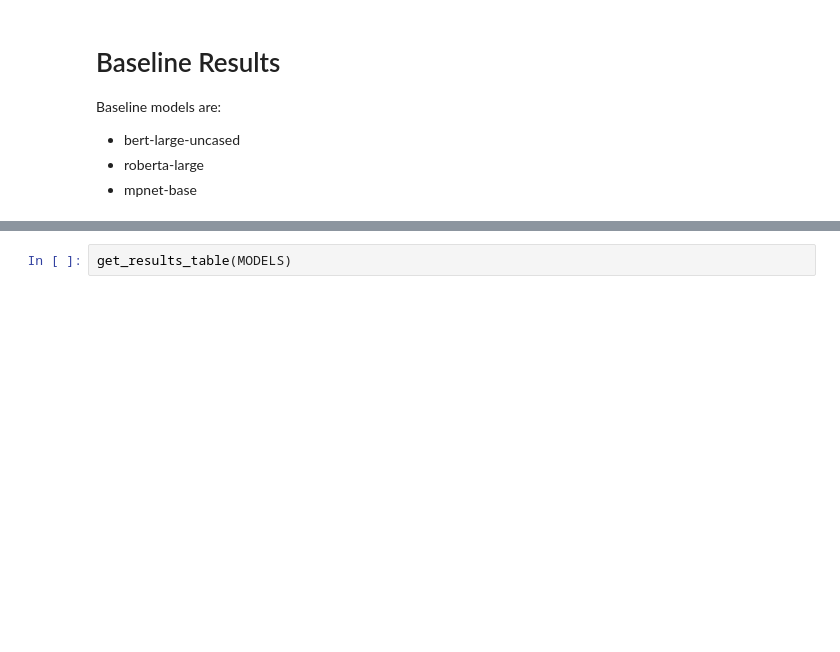
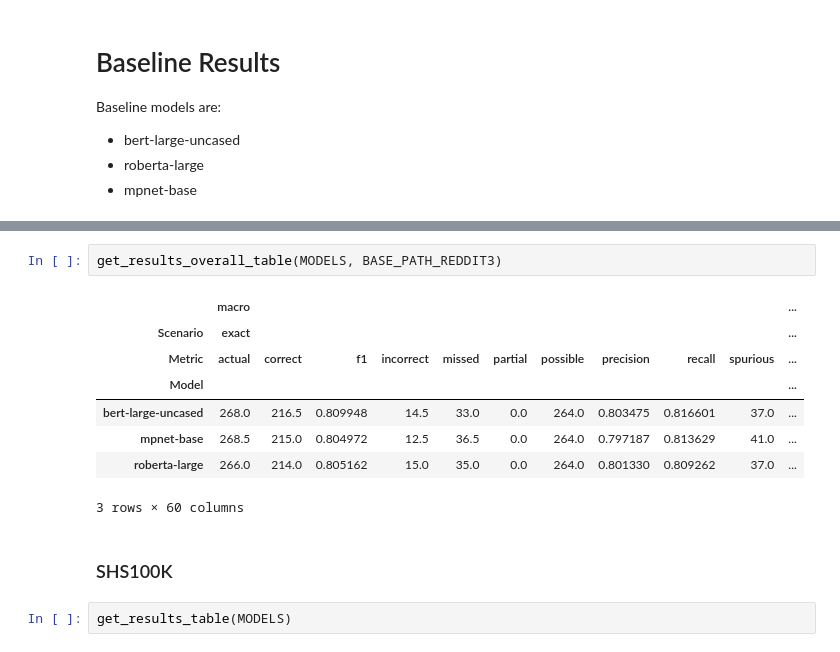
Before and after one commit to progsi/YTUnCoverLLM, a Jupyter notebook: notebooks/baseline_results.ipynb, the cells around one changed output, grey strips where cells are left out. Cells and saved outputs as stored; diff of their text form; blank space fills up the shorter version.

```diff
--- a/notebooks/baseline_results.ipynb
+++ b/notebooks/baseline_results.ipynb
@@ -16,3 +44,16 @@ BASE_PATH = "../baseline/music-ner-eacl2023/output/shs100k2/complete"
+# %%
+get_results_overall_table(MODELS, BASE_PATH_REDDIT3)
+# %% [output]
+|  | macro |  |  |  |  |  |  |  |  |  | ... |
+| Scenario | exact |  |  |  |  |  |  |  |  |  | ... |
+| Metric | actual | correct | f1 | incorrect | missed | partial | possible | precision | recall | spurious | ... |
+| Model |  |  |  |  |  |  |  |  |  |  | ... |
+| bert-large-uncased | 268.0 | 216.5 | 0.809948 | 14.5 | 33.0 | 0.0 | 264.0 | 0.803475 | 0.816601 | 37.0 | ... |
+| mpnet-base | 268.5 | 215.0 | 0.804972 | 12.5 | 36.5 | 0.0 | 264.0 | 0.797187 | 0.813629 | 41.0 | ... |
+| roberta-large | 266.0 | 214.0 | 0.805162 | 15.0 | 35.0 | 0.0 | 264.0 | 0.801330 | 0.809262 | 37.0 | ... |
+3 rows × 60 columns
+# %% [markdown]
+### SHS100K
 # %%
 get_results_table(MODELS)
 # %% [output]
```
Also changed, not shown: parts of 18 cells of this notebook, 4 other files.
